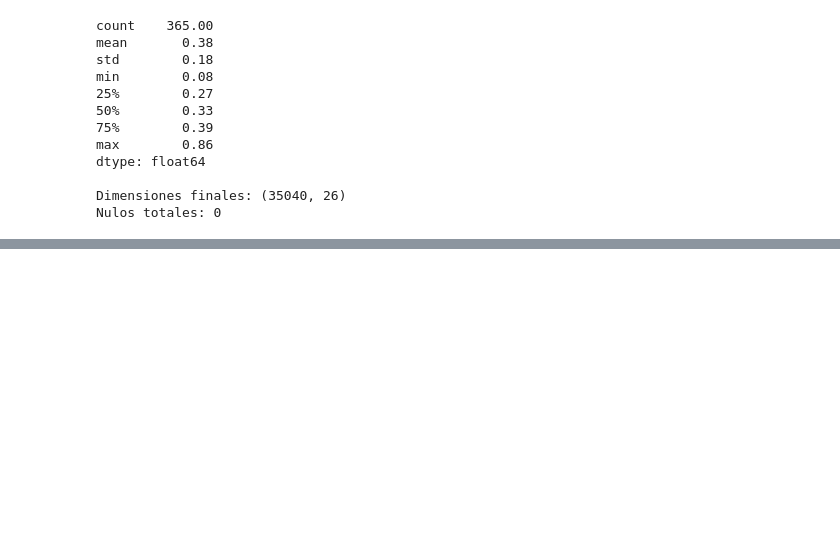
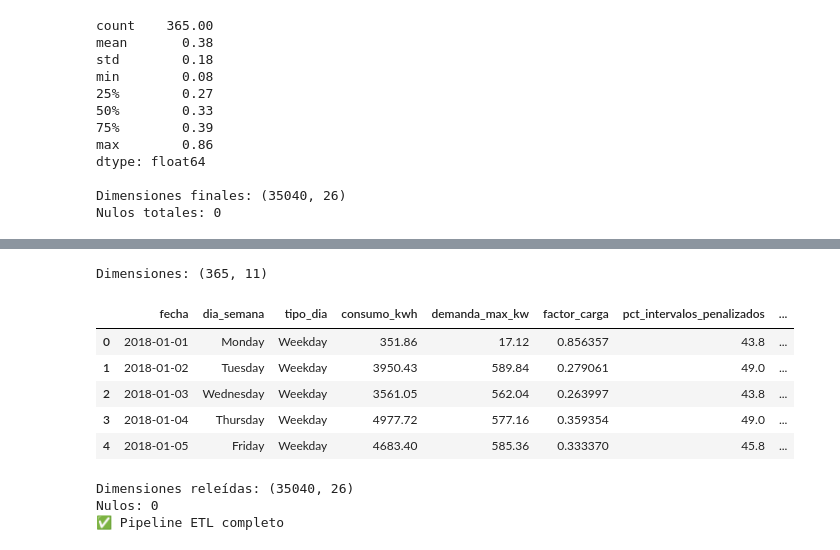
Before and after one commit to mariacaro-freefire/steel-energy-analytics, a Jupyter notebook: notebooks/01_ETL.ipynb, the cells around one changed output, grey strips where cells are left out. Saved outputs shown, nothing was run; the diff lists cells and outputs as text; code cells hidden in the pictures; blank space fills up the shorter version.

```diff
--- a/notebooks/01_ETL.ipynb
+++ b/notebooks/01_ETL.ipynb
@@ -666,0 +844,64 @@ Nulos totales: 0
+# %%
+# =============================================================
+# Celda 21: Capa ORO - tabla de KPIs diarios
+# =============================================================
+# Un director de planta no revisa 35.040 intervalos: revisa días.
+# Esta tabla resume cada día operativo en una fila. Será la base del
+# dashboard (Fase 5) y del clustering de perfiles de operación (Fase 4).
+
+kpi_diario = (
+    df_limpio.groupby("fecha")
+    .agg(
+        dia_semana=("dia_semana", "first"),
+        tipo_dia=("tipo_dia", "first"),
+        consumo_kwh=("consumo_kwh", "sum"),
+        demanda_max_kw=("demanda_kw", "max"),
+        factor_carga=("factor_carga_diario", "first"),
+        pct_intervalos_penalizados=("penalizado", "mean"),
+        costo_total_usd=("costo_total_usd", "sum"),
+        costo_penalizacion_usd=("costo_penalizacion_usd", "sum"),
+        co2_estimado_kg=("co2_estimado_kg", "sum"),
+        intervalos_carga_maxima=("tipo_carga", lambda s: (s == "Maximum_Load").sum()),
+    )
+    .reset_index()
+)
+# La media de una columna 0/1 es una proporción; la pasamos a porcentaje
+kpi_diario["pct_intervalos_penalizados"] = (kpi_diario["pct_intervalos_penalizados"] * 100).round(1)
+
+print("Dimensiones:", kpi_diario.shape)
+kpi_diario.head()
+# %% [output]
+Dimensiones: (365, 11)
+|  | fecha | dia_semana | tipo_dia | consumo_kwh | demanda_max_kw | factor_carga | pct_intervalos_penalizados | ... |
+| 0 | 2018-01-01 | Monday | Weekday | 351.86 | 17.12 | 0.856357 | 43.8 | ... |
+| 1 | 2018-01-02 | Tuesday | Weekday | 3950.43 | 589.84 | 0.279061 | 49.0 | ... |
+| 2 | 2018-01-03 | Wednesday | Weekday | 3561.05 | 562.04 | 0.263997 | 43.8 | ... |
+| 3 | 2018-01-04 | Thursday | Weekday | 4977.72 | 577.16 | 0.359354 | 49.0 | ... |
+| 4 | 2018-01-05 | Friday | Weekday | 4683.40 | 585.36 | 0.333370 | 45.8 | ... |
+# %%
+# =============================================================
+# Celda 22: Exportación (Load) y verificación de reproducibilidad
+# =============================================================
+DOCS_DIR = BASE_DIR / "docs"
+
+# Datos procesados (capas plata y oro)
+df_limpio.to_csv(PROCESSED_DIR / "steel_limpio.csv", index=False)
+kpi_diario.to_csv(PROCESSED_DIR / "kpi_diario.csv", index=False)
+
+# Documentación del entregable. utf-8-sig hace que Excel muestre bien las tildes.
+dicc_antes.to_csv(DOCS_DIR / "diccionario_antes.csv", index=False, encoding="utf-8-sig")
+dicc_despues.to_csv(DOCS_DIR / "diccionario_despues.csv", index=False, encoding="utf-8-sig")
+reporte_calidad.to_csv(DOCS_DIR / "reporte_calidad.csv", index=False, encoding="utf-8-sig")
+
+# VERIFICACIÓN: releemos el archivo exportado como lo hará el notebook de EDA.
+# Ojo: un CSV no guarda tipos de datos; las fechas deben indicarse otra vez
+# con parse_dates (las categorías las restauraremos en la Fase 3).
+verificacion = pd.read_csv(PROCESSED_DIR / "steel_limpio.csv",
+                           parse_dates=["fecha_hora", "fecha"])
+print("Dimensiones releídas:", verificacion.shape)
+print("Nulos:", verificacion.isna().sum().sum())
+print("✅ Pipeline ETL completo" if verificacion.shape == df_limpio.shape else "❌ Revisar exportación")
+# %% [output]
+Dimensiones releídas: (35040, 26)
+Nulos: 0
+✅ Pipeline ETL completo
```
Also changed, not shown: parts of 3 cells of this notebook, 5 other files.
